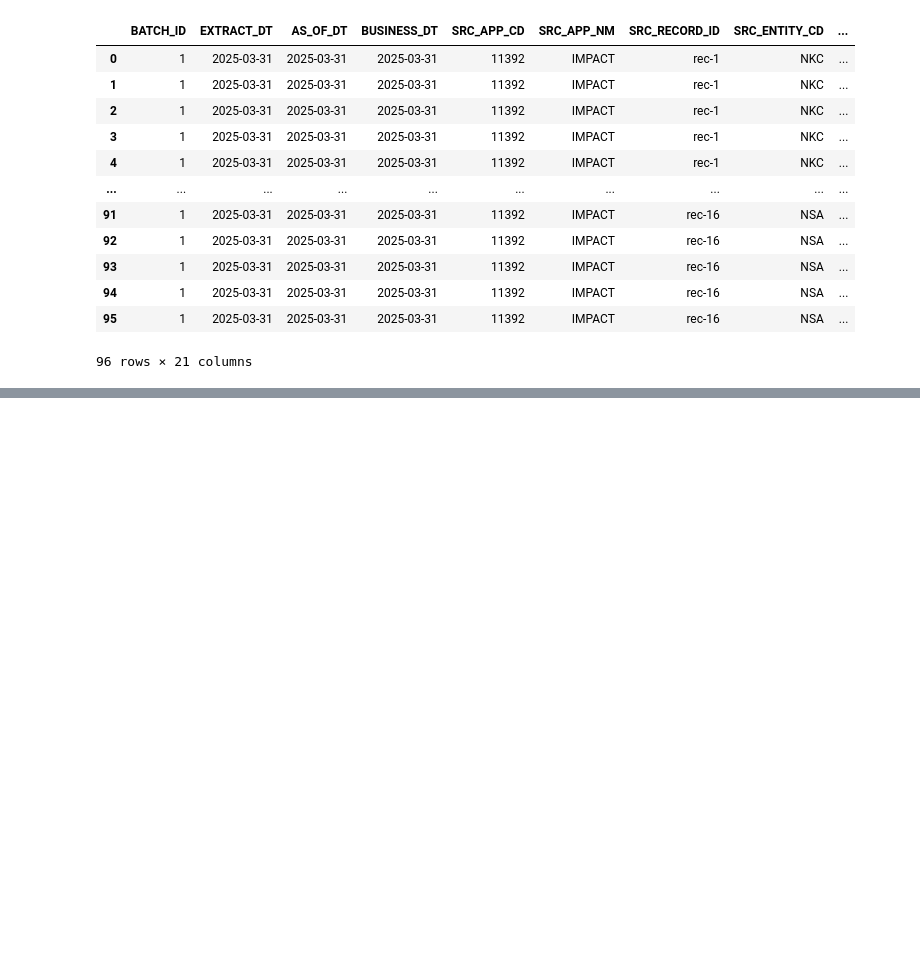
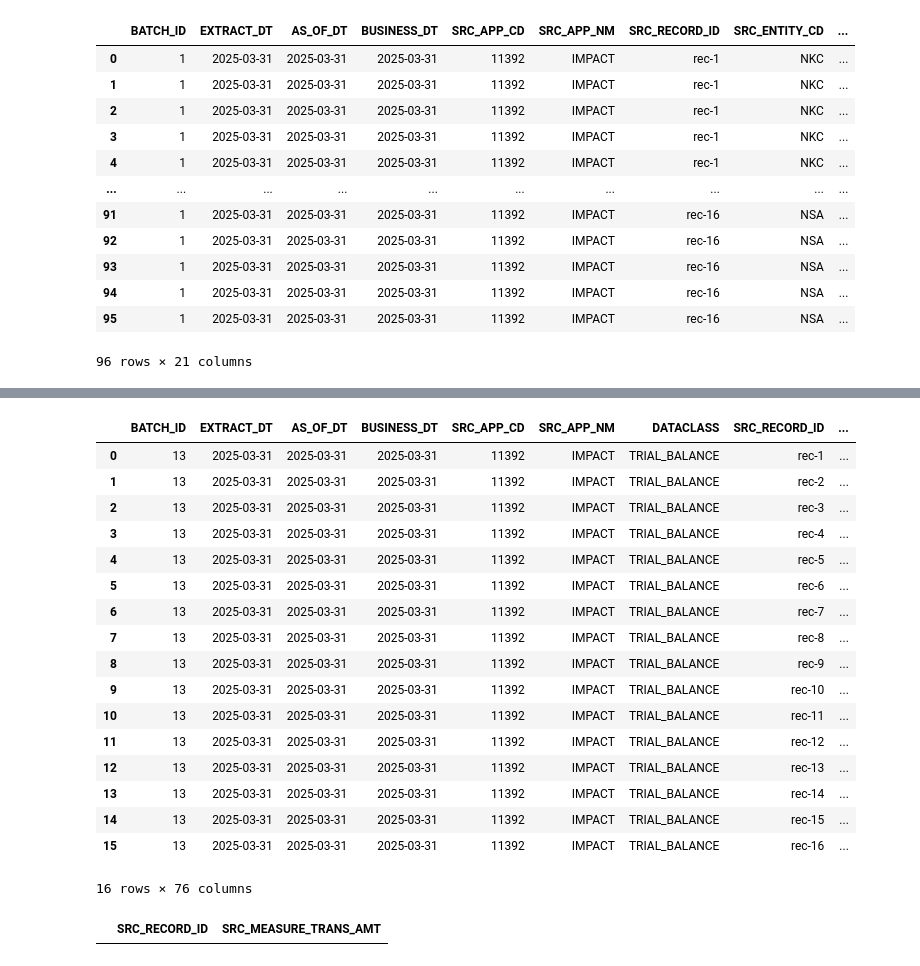
Before and after one commit to northforge-studio/northforge-finance, a Jupyter notebook: main.ipynb, the cells around one changed output, grey strips where cells are left out. Cells and saved outputs as stored; diff of their text form; code cells hidden in the pictures; blank space fills up the shorter version.

Commit message:
implements posting zone process

```diff
--- a/main.ipynb
+++ b/main.ipynb
@@ -154,0 +165,32 @@ display_df(rpt_df)
+# %%
+pst_df = repository.read_posting(business_dt, batch_id)
+
+display_df(pst_df)
+# %% [output]
+|  | BATCH_ID | EXTRACT_DT | AS_OF_DT | BUSINESS_DT | SRC_APP_CD | SRC_APP_NM | DATACLASS | SRC_RECORD_ID | ... |
+| 0 | 13 | 2025-03-31 | 2025-03-31 | 2025-03-31 | 11392 | IMPACT | TRIAL_BALANCE | rec-1 | ... |
+| 1 | 13 | 2025-03-31 | 2025-03-31 | 2025-03-31 | 11392 | IMPACT | TRIAL_BALANCE | rec-2 | ... |
+| 2 | 13 | 2025-03-31 | 2025-03-31 | 2025-03-31 | 11392 | IMPACT | TRIAL_BALANCE | rec-3 | ... |
+| 3 | 13 | 2025-03-31 | 2025-03-31 | 2025-03-31 | 11392 | IMPACT | TRIAL_BALANCE | rec-4 | ... |
+| 4 | 13 | 2025-03-31 | 2025-03-31 | 2025-03-31 | 11392 | IMPACT | TRIAL_BALANCE | rec-5 | ... |
+| 5 | 13 | 2025-03-31 | 2025-03-31 | 2025-03-31 | 11392 | IMPACT | TRIAL_BALANCE | rec-6 | ... |
+| 6 | 13 | 2025-03-31 | 2025-03-31 | 2025-03-31 | 11392 | IMPACT | TRIAL_BALANCE | rec-7 | ... |
+| 7 | 13 | 2025-03-31 | 2025-03-31 | 2025-03-31 | 11392 | IMPACT | TRIAL_BALANCE | rec-8 | ... |
+| 8 | 13 | 2025-03-31 | 2025-03-31 | 2025-03-31 | 11392 | IMPACT | TRIAL_BALANCE | rec-9 | ... |
+| 9 | 13 | 2025-03-31 | 2025-03-31 | 2025-03-31 | 11392 | IMPACT | TRIAL_BALANCE | rec-10 | ... |
+| 10 | 13 | 2025-03-31 | 2025-03-31 | 2025-03-31 | 11392 | IMPACT | TRIAL_BALANCE | rec-11 | ... |
+| 11 | 13 | 2025-03-31 | 2025-03-31 | 2025-03-31 | 11392 | IMPACT | TRIAL_BALANCE | rec-12 | ... |
+| 12 | 13 | 2025-03-31 | 2025-03-31 | 2025-03-31 | 11392 | IMPACT | TRIAL_BALANCE | rec-13 | ... |
+| 13 | 13 | 2025-03-31 | 2025-03-31 | 2025-03-31 | 11392 | IMPACT | TRIAL_BALANCE | rec-14 | ... |
+| 14 | 13 | 2025-03-31 | 2025-03-31 | 2025-03-31 | 11392 | IMPACT | TRIAL_BALANCE | rec-15 | ... |
+| 15 | 13 | 2025-03-31 | 2025-03-31 | 2025-03-31 | 11392 | IMPACT | TRIAL_BALANCE | rec-16 | ... |
+16 rows × 76 columns
+# %%
+display_df(src_df.filter(F.col('SRC_MEASURE_TRANS_AMT').isNull()).select(
+    'SRC_RECORD_ID', 'SRC_MEASURE_TRANS_AMT',
+    # 'POSTING_MEASURE_NM', 'POSTING_MEASURE_TRANS_AMT',
+    # 'PREVIOUS_DAY_BALANCE', 'CURRENT_DAY_DEBIT_BALANCE', 'CURRENT_DAY_CREDIT_BALANCE', 'CURRENT_DAY_EOD_BALANCE', 'BACK_VALUE_ADJUSTED_BALANCE', 'ADJUSTED_BALANCE',
+    # 'POSTING_PREVIOUS_DAY_BALANCE', 'POSTING_CURRENT_DAY_DEBIT_BALANCE', 'POSTING_CURRENT_DAY_CREDIT_BALANCE', 'POSTING_CURRENT_DAY_EOD_BALANCE', 'POSTING_BACK_VALUE_ADJUSTED_BALANCE','POSTING_ADJUSTED_BALANCE'
+))
+# %% [output]
+|  | SRC_RECORD_ID | SRC_MEASURE_TRANS_AMT |
```
Also changed, not shown: parts of 7 cells of this notebook, 7 other files.
